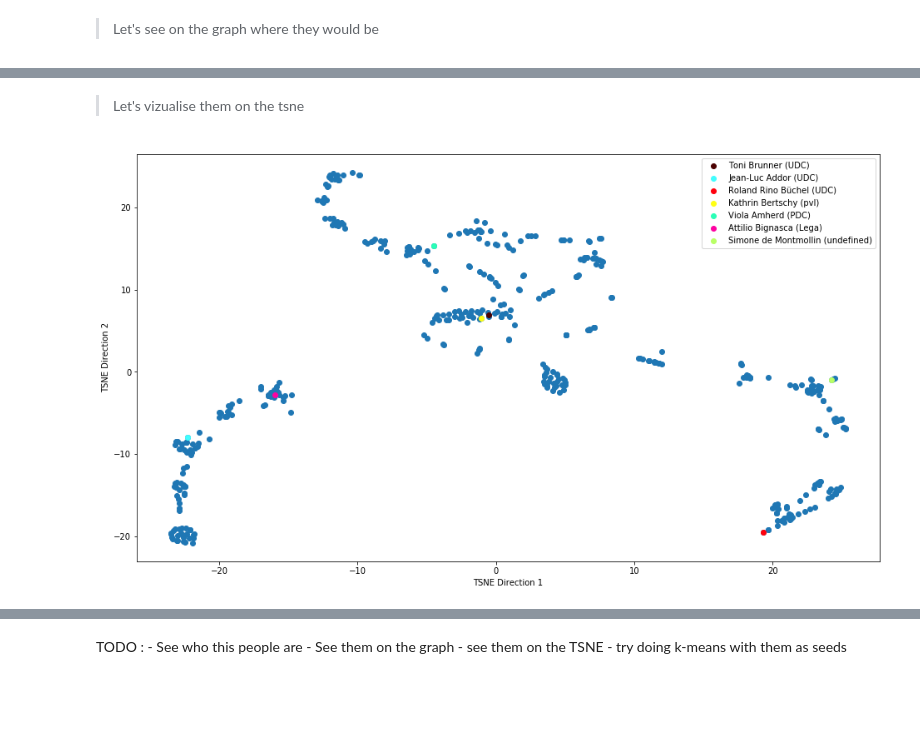
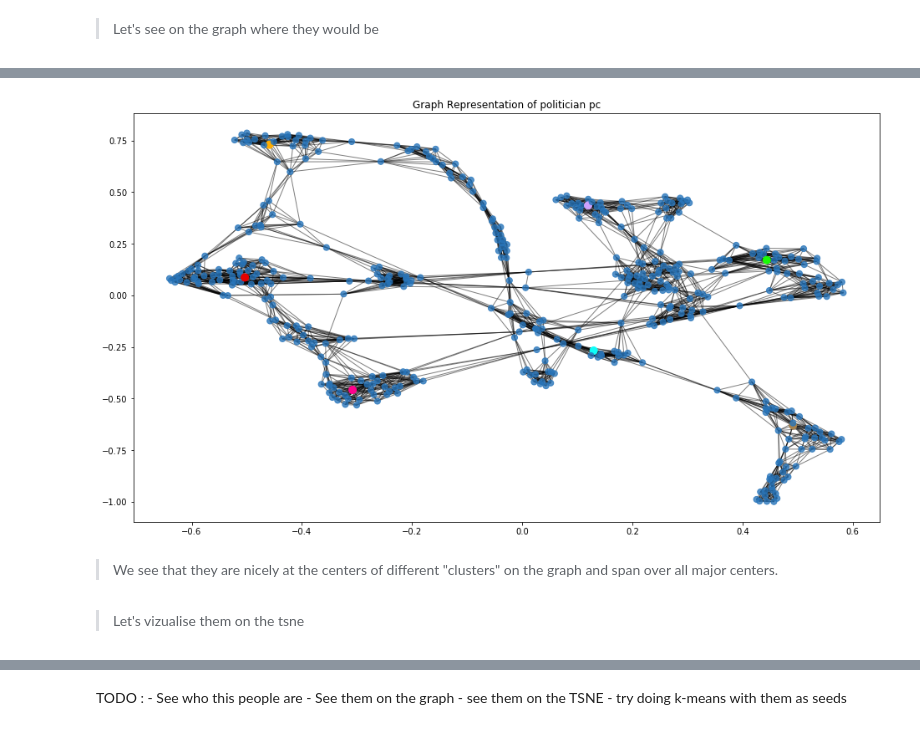
Before and after one commit to guarin/voting_behavior_analysis, a Jupyter notebook: src/Part_3.ipynb, the cells around one changed output, grey strips where cells are left out. Drawn from its saved outputs; the diff is of its cells as text; code cells hidden in the pictures; blank space fills up the shorter version.

```diff
--- a/src/Part_3.ipynb
+++ b/src/Part_3.ipynb
@@ -273,0 +253,11 @@ better_conselor_df
+# %%
+def spectral_clustering(evecs, k):
+    red = evecs[:,:k]
+    clusters = KMeans(n_clusters=k).fit_predict(red)
+    return clusters
+spec_cl_7 = spectral_clustering(sp_evecs, 7)
+# %%
+clusters = pd.DataFrame({"Nodes":G.nodes(),"Clusters":spec_cl_7,"Degree":[G.degree(n) for n in G.nodes()]})
+clusters = clusters.set_index("Clusters")
+# Here we pick for each degree the latest node which gives us the most recent concelor
+max_per_clusters = clusters.groupby(["Clusters","Degree"]).last().groupby("Clusters").last()
@@ -273,0 +266,6 @@ better_conselor_df
+# %%
+councillorids = [ids_to_CouncillorId[x["Nodes"]] for i,x in max_per_clusters.iterrows() ]
+better_conselor_df = full_votes.loc[full_votes["CouncillorId"].isin(councillorids)]
+better_conselor_df = better_conselor_df[["FirstName","LastName","PartyAbbreviation","CouncillorId"]].drop_duplicates(["FirstName","LastName"])
+better_conselor_df = better_conselor_df.set_index("CouncillorId")
+better_conselor_df["idx"] = list(map(lambda x : CouncillorId_to_idx[x] ,better_conselor_df.index))
@@ -316,11 +307,8 @@ plt.show()
+# %%
+highlight_nodes_network(better_conselor_df)
+# %% [output]
+[figure, added]
+# %% [markdown]
+> We see that they are nicely at the centers of different "clusters" on the graph and span over all major centers.
 # %% [markdown]
 > Let's vizualise them on the tsne
-# %%
-plt.figure(figsize=(16,9))
-plot_tsne(tsne)
-for (idx,node),c in zip(better_conselor_idxs,colors):
-    plt.scatter(tsne[node,0], tsne[node,1],label=get_name(idx),c=c)
-plt.legend()
-plt.show()
-# %% [output]
-[figure, removed]
```
Also changed, not shown: parts of 52 cells of this notebook.
